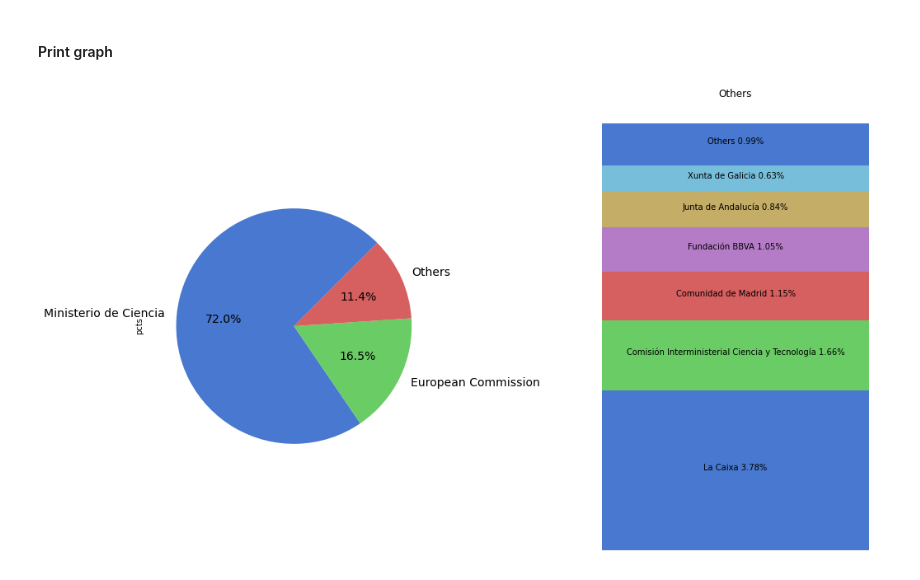
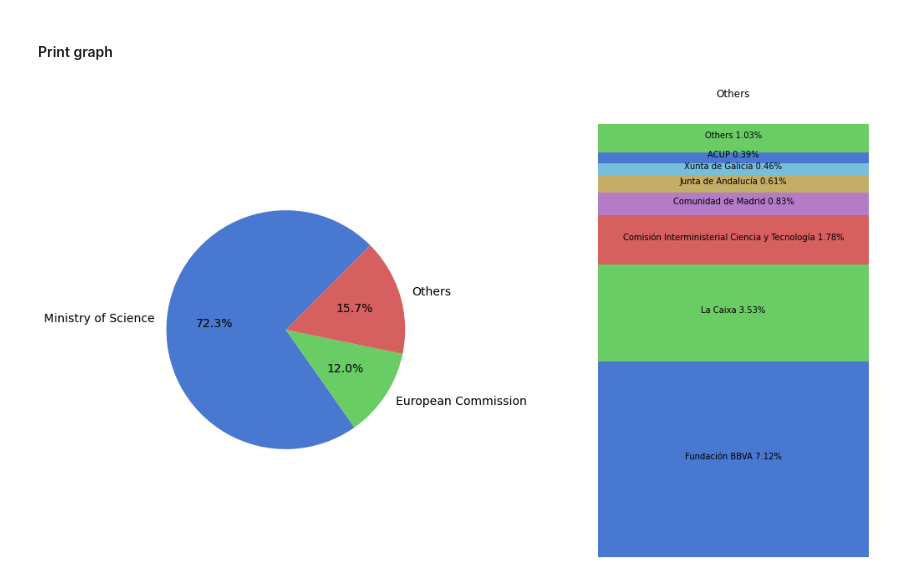
Before and after one commit to linhd-postdata/desir, a Jupyter notebook: Fig14. Founders according to total funding.ipynb, the cells around one changed output. Cells and saved outputs as stored; diff of their text form; code cells hidden in the pictures.

```diff
--- a/Fig14. Founders according to total funding.ipynb
+++ b/Fig14. Founders according to total funding.ipynb
@@ -33,35 +33,38 @@ file_path = "data/mapeo_proyectos.csv"
 def prepare_data(data):
     data["Financiación"] = pd.to_numeric(data["Financiación"], errors='coerce')
     data = data[data["Entidad financiadora"] != 0]
+    data = data[data["Financiación"] != 0]
+    data.drop_duplicates(subset ="ID proyecto", keep = "first", inplace = True)
     mini = data[["Financiación", "Entidad financiadora"]]
     mini.columns = ["financiacion", "entidad"]
-    mini = mini.groupby(['financiacion'])["entidad"].apply(list).reset_index()
-    new_fins = [fin[0] for fin in mini["entidad"]]
-    mini["entidad"] = new_fins
-    filtered_df = mini.loc[mini["entidad"].str.contains(', ')]
-    mini = mini.loc[mini["entidad"].str.contains(', ') != True]
+
+    # assign all founding to first ocurrence of entity
+    filtered_df = mini.loc[mini["entidad"].str.contains('\|')]
+    mini = mini.loc[mini["entidad"].str.contains('\|') != True]
     new_ent = []
     for row in filtered_df.itertuples():
-        for ent in row.entidad.split(", "):
+        entidades = row.entidad.split(" | ")
+        for ent in entidades:
             new_ent.append([row.financiacion, ent])
+        # entidad = row.entidad.split(" | ")[0]
+        # new_ent.append([row.financiacion, entidad])
     fix_df = pd.DataFrame(new_ent, columns=["financiacion", "entidad"])
     mini = mini.append(fix_df)
 
     df2 = mini.groupby("entidad").sum().reset_index().sort_values(['financiacion'], ascending=False)
     df2['pcts']= df2['financiacion']/df2['financiacion'].sum()
     df2 = df2.drop(['financiacion'], axis=1).reset_index(drop=True)
-
+    # print(df2.to_string())
     # pie chart data
     df1 = df2[df2["pcts"] >= 0.1]
 
     others_pct = df2.loc[df2['pcts'] < 0.1, "pcts"].sum()
 
     df1 = df1.append({'entidad' : 'Otros' , 'pcts' : others_pct} , ignore_index=True)
-
     # bar chart data
     df2 = df2[df2["pcts"] < 0.1]
-    df_others = df2[df2["pcts"] >= 0.005376]
-    others2_pct = df2.loc[df2['pcts'] < 0.005376, "pcts"].sum()
+    df_others = df2[df2["pcts"] >= 0.003]
+    others2_pct = df2.loc[df2['pcts'] < 0.003, "pcts"].sum()
     df_others = df_others.append({'entidad' : 'Otros' , 'pcts' : others2_pct} , ignore_index=True)
 
     return df1, df_others
@@ -85,33 +88,33 @@ df2 = translate(df2, "entidad", "entidades_financiadoras.csv")
 fig = plt.figure(figsize=(16,10))
 fig.subplots_adjust(wspace=0.5)
 
 # pie chart
 ax1 = plt.subplot(121)
 df1.plot(kind='pie', y = 'pcts', ax=ax1, autopct='%1.1f%%',
- startangle=45, shadow=False, labels=df1['financing_entity'], legend = False, fontsize=14)
-
+    startangle=45, shadow=False, labels=df1['financing_entity'], legend = False, fontsize=14)
+ax1.axis('off')
 
 # bar chart
 ax2 = fig.add_subplot(122)
 
 xpos = 0
 bottom = 0
 labels = df2["financing_entity"].tolist()
 pcts = df2["pcts"].tolist()
 width = 1
 
 for j in range(len(labels)):
     height = pcts[j]
     label = labels[j]
     ax2.bar(xpos, height, width, bottom=bottom)
     ypos = bottom + ax2.patches[j].get_height() / 2
     bottom += height
     # ax2.text(xpos, ypos, label + " %d%%" % (ax2.patches[j].get_height() * 100), ha='center')
     ax2.text(xpos, ypos, f"{label} {height*100:.2f}%", ha='center')
 
 ax2.set_title('Others')
 ax2.axis('off')
 
 plt.show()
 # %% [output]
-[figure, old version]
+[figure, new version]
```
Also changed, not shown: parts of 1 cell of this notebook, 2 other files.
